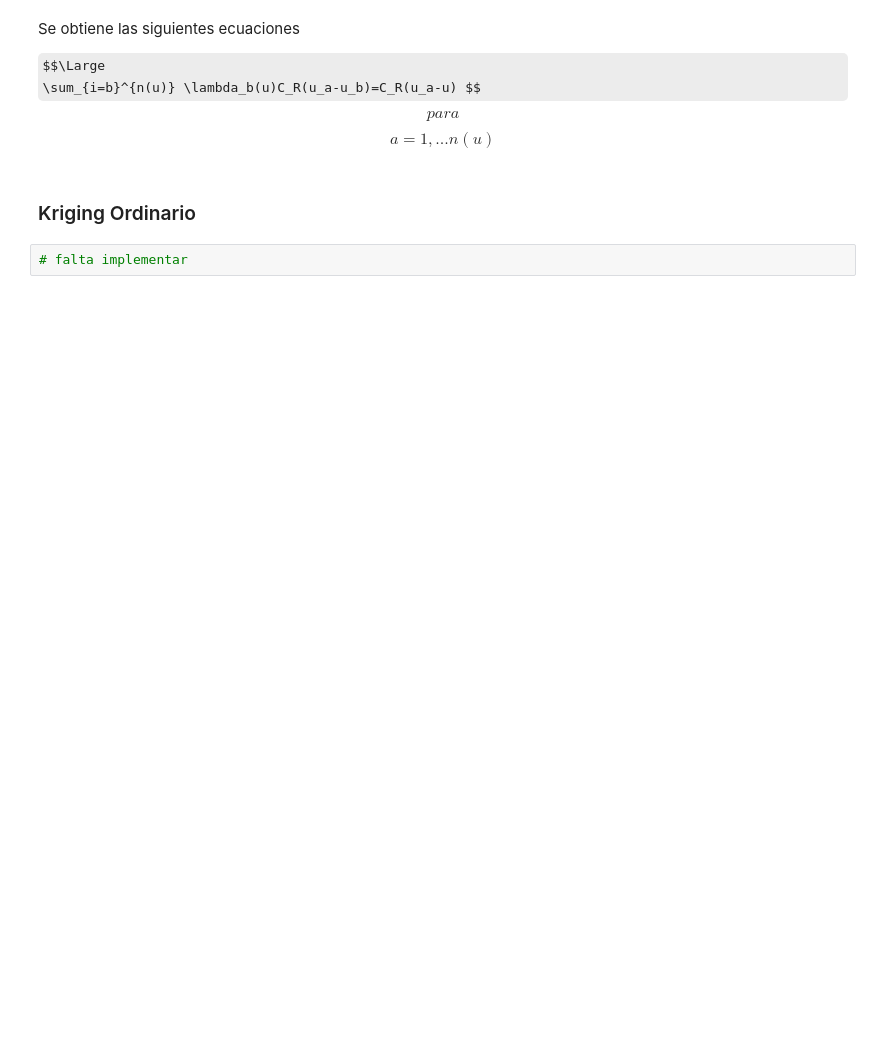
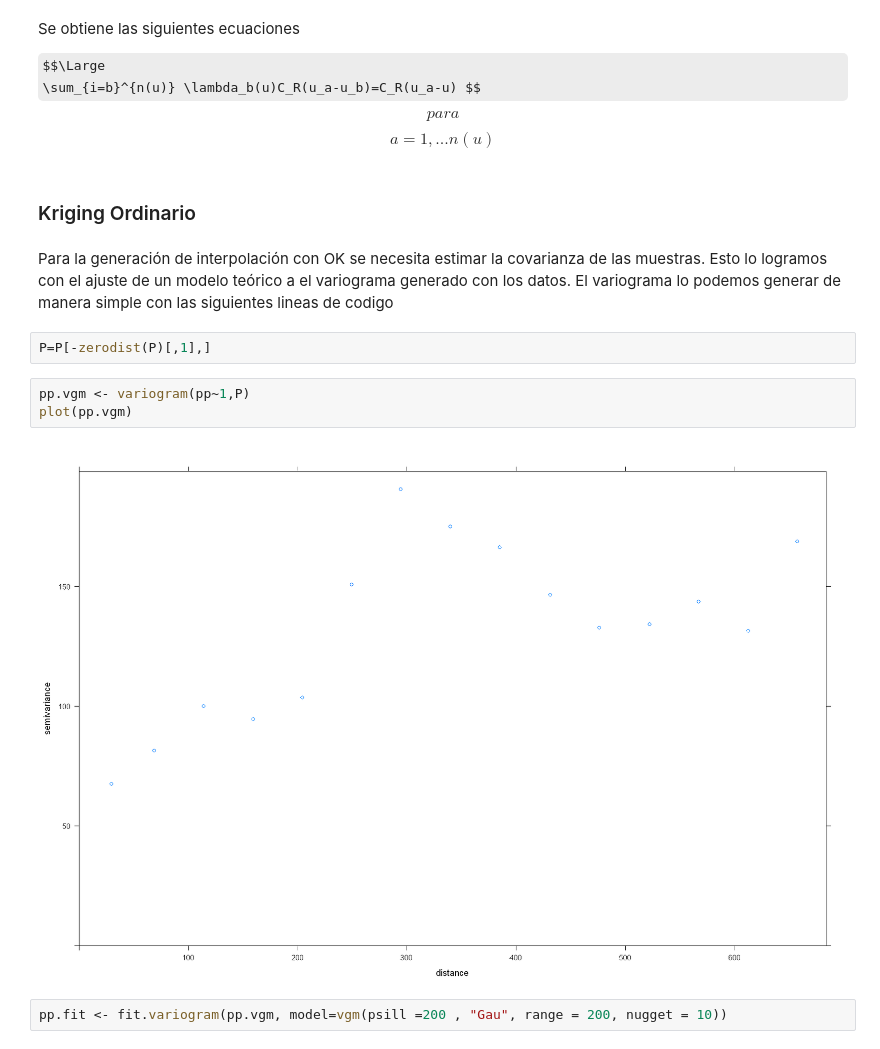
Before and after one commit to JoseZevallosR/curso_hidrologia, a Jupyter notebook: code/Interpolación.ipynb, the cells around one changed output. Saved outputs shown, nothing was run; the diff lists cells and outputs as text; some formulas as TeX source; blank space fills up the shorter version.

```diff
--- a/code/Interpolación.ipynb
+++ b/code/Interpolación.ipynb
@@ -173,5 +182,15 @@ $$\Large
 $$
 # %% [markdown]
 ### Kriging Ordinario
-# %%
-# falta implementar
+# %% [markdown]
+Para la generación de interpolación con OK se necesita estimar la covarianza de las muestras. Esto lo logramos con el ajuste de un modelo teórico a el variograma generado con los datos.
+El variograma lo podemos generar de manera simple con las siguientes lineas de codigo
+# %%
+P=P[-zerodist(P)[,1],]
+# %%
+pp.vgm <- variogram(pp~1,P)
+plot(pp.vgm)
+# %% [output]
+[figure, added]
+# %%
+pp.fit <- fit.variogram(pp.vgm, model=vgm(psill =200 , "Gau", range = 200, nugget = 10))
```
Also changed, not shown: parts of 14 cells of this notebook.
